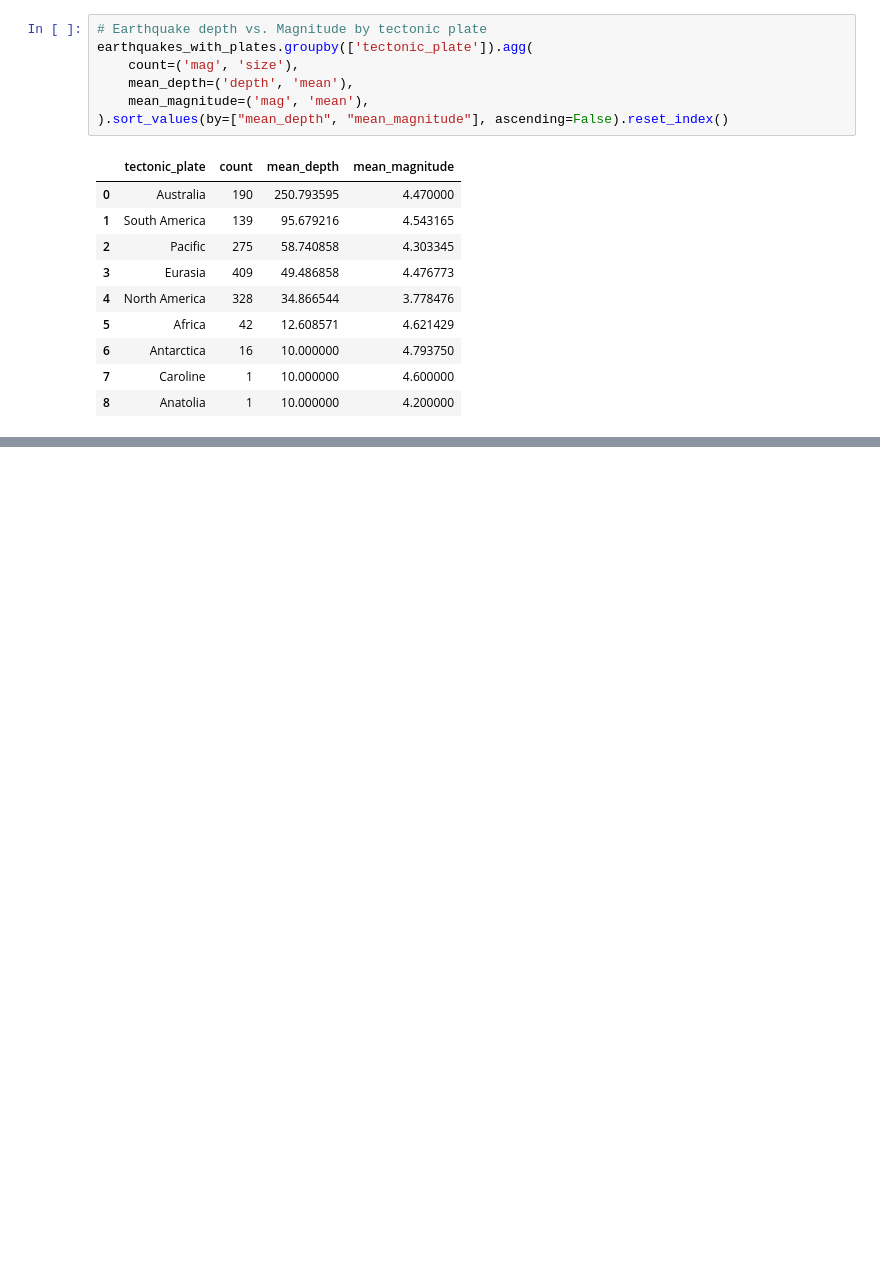
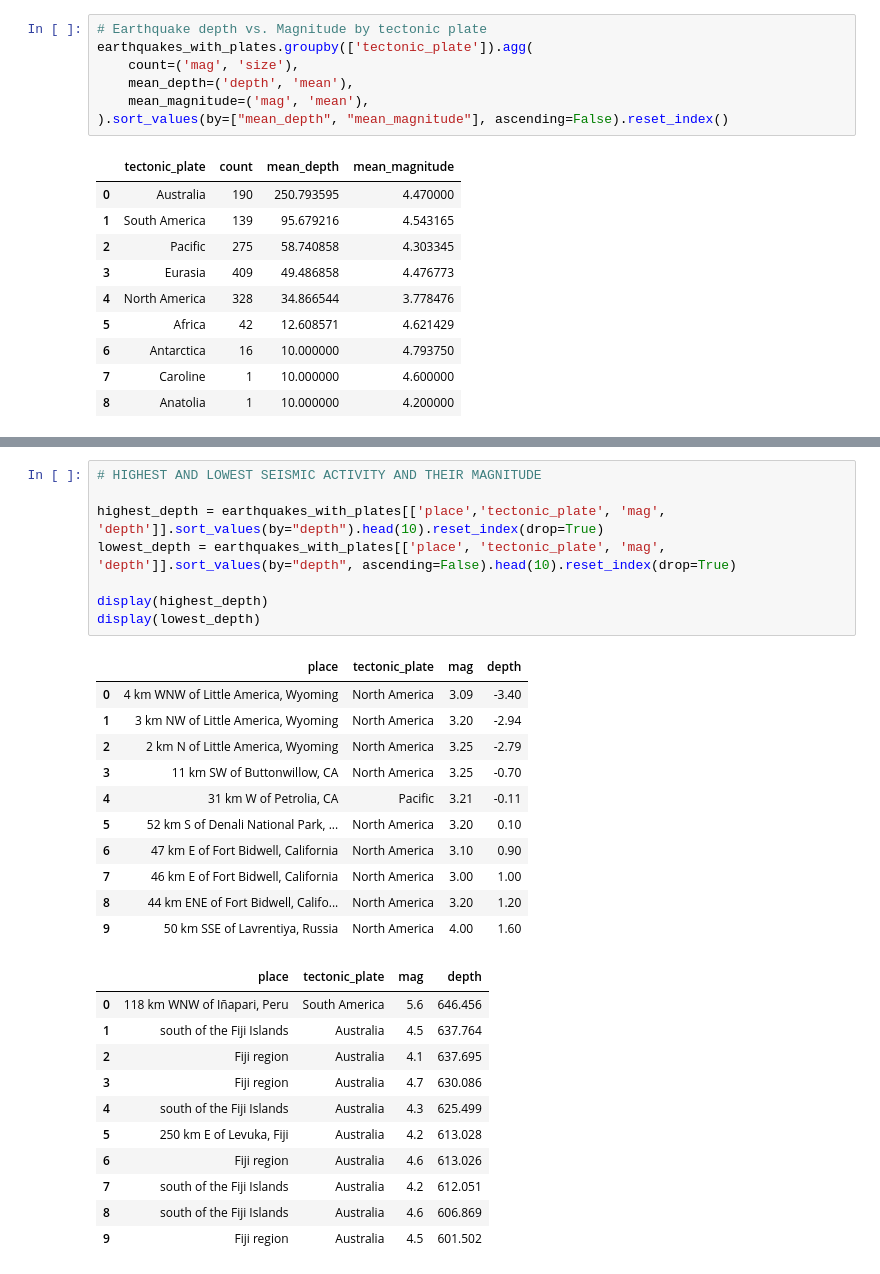
Before and after one commit to veronicadeleonh/earthquakes-volcanoes, a Jupyter notebook: dev-notebooks/earthquakes-data.ipynb, the cells around one changed output, grey strips where cells are left out. Cells and saved outputs as stored; diff of their text form; blank space fills up the shorter version.

```diff
--- a/dev-notebooks/earthquakes-data.ipynb
+++ b/dev-notebooks/earthquakes-data.ipynb
@@ -480,0 +530,31 @@ plt.legend(title='Tectonic Plate', bbox_to_anchor=(1.05, 1), loc='upper left')
+# %%
+# HIGHEST AND LOWEST SEISMIC ACTIVITY AND THEIR MAGNITUDE
+
+highest_depth = earthquakes_with_plates[['place','tectonic_plate', 'mag', 'depth']].sort_values(by="depth").head(10).reset_index(drop=True)
+lowest_depth = earthquakes_with_plates[['place', 'tectonic_plate', 'mag', 'depth']].sort_values(by="depth", ascending=False).head(10).reset_index(drop=True)
+
+display(highest_depth)
+display(lowest_depth)
+# %% [output]
+|  | place | tectonic_plate | mag | depth |
+| 0 | 4 km WNW of Little America, Wyoming | North America | 3.09 | -3.40 |
+| 1 | 3 km NW of Little America, Wyoming | North America | 3.20 | -2.94 |
+| 2 | 2 km N of Little America, Wyoming | North America | 3.25 | -2.79 |
+| 3 | 11 km SW of Buttonwillow, CA | North America | 3.25 | -0.70 |
+| 4 | 31 km W of Petrolia, CA | Pacific | 3.21 | -0.11 |
+| 5 | 52 km S of Denali National Park, ... | North America | 3.20 | 0.10 |
+| 6 | 47 km E of Fort Bidwell, California | North America | 3.10 | 0.90 |
+| 7 | 46 km E of Fort Bidwell, California | North America | 3.00 | 1.00 |
+| 8 | 44 km ENE of Fort Bidwell, Califo... | North America | 3.20 | 1.20 |
+| 9 | 50 km SSE of Lavrentiya, Russia | North America | 4.00 | 1.60 |
+|  | place | tectonic_plate | mag | depth |
+| 0 | 118 km WNW of Iñapari, Peru | South America | 5.6 | 646.456 |
+| 1 | south of the Fiji Islands | Australia | 4.5 | 637.764 |
+| 2 | Fiji region | Australia | 4.1 | 637.695 |
+| 3 | Fiji region | Australia | 4.7 | 630.086 |
+| 4 | south of the Fiji Islands | Australia | 4.3 | 625.499 |
+| 5 | 250 km E of Levuka, Fiji | Australia | 4.2 | 613.028 |
+| 6 | Fiji region | Australia | 4.6 | 613.026 |
+| 7 | south of the Fiji Islands | Australia | 4.2 | 612.051 |
+| 8 | south of the Fiji Islands | Australia | 4.6 | 606.869 |
+| 9 | Fiji region | Australia | 4.5 | 601.502 |
```
Also changed, not shown: parts of 4 cells of this notebook, 4 other files.
